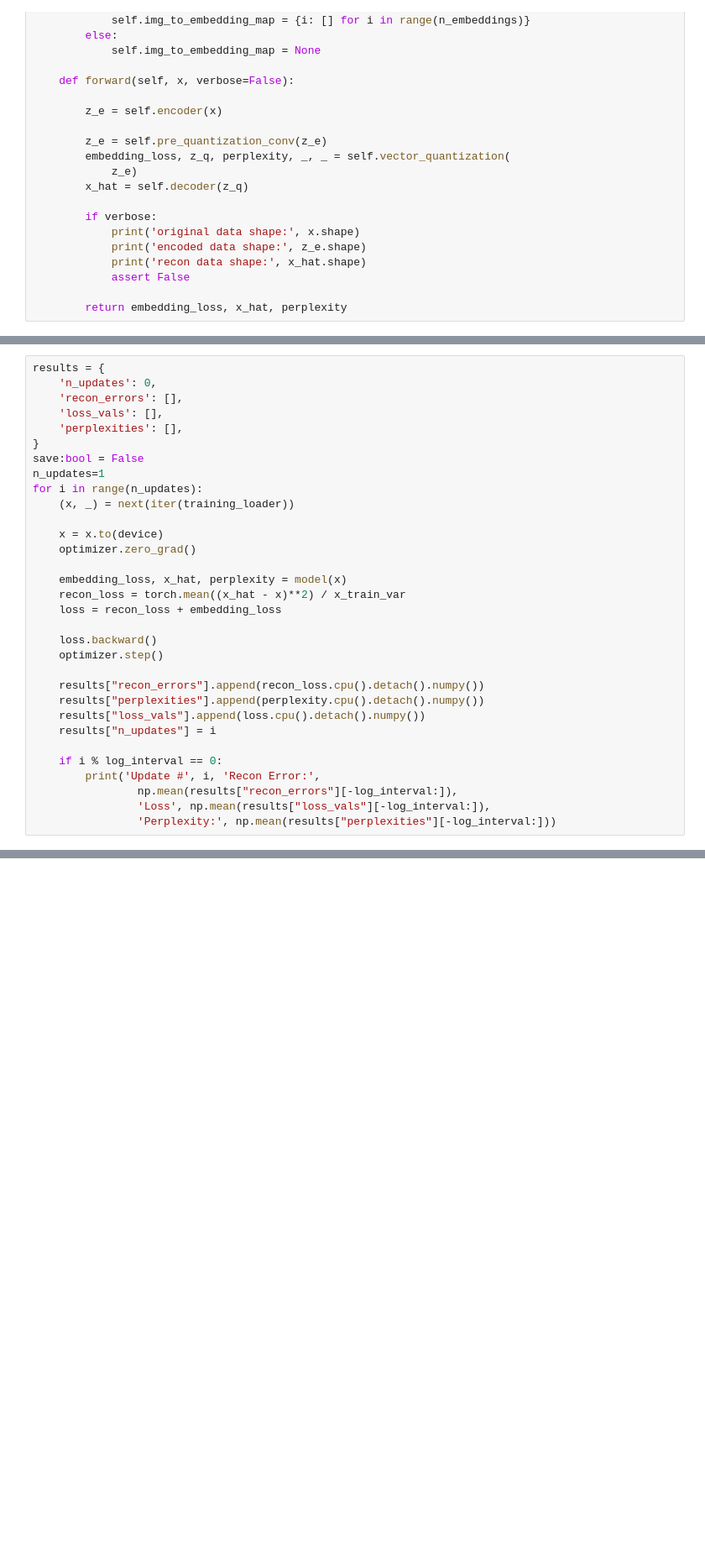
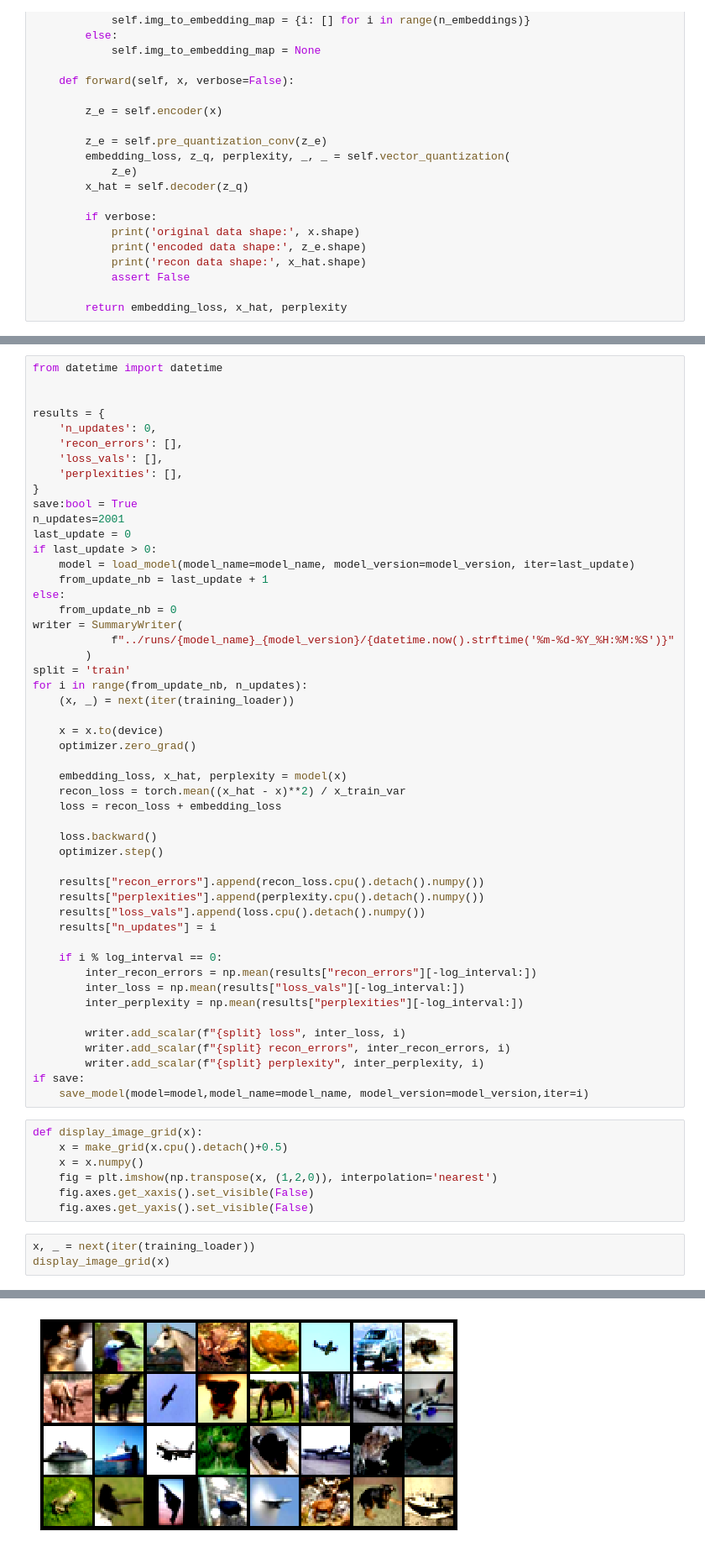
Before and after one commit to jean-kunz/cop_diffusion, a Jupyter notebook: nbks/ref_vq_vae.ipynb, the cells around one changed output, grey strips where cells are left out. Shown: that part at 84% size. Drawn from its saved outputs; the diff is of its cells as text; blank space fills up the shorter version.

```diff
--- a/nbks/ref_vq_vae.ipynb
+++ b/nbks/ref_vq_vae.ipynb
@@ -332,13 +345,26 @@ def save_model_and_results(model, results, hyperparameters, timestamp):
 # %%
+from datetime import datetime
+
+
 results = {
     'n_updates': 0,
     'recon_errors': [],
     'loss_vals': [],
     'perplexities': [],
 }
-save:bool = False
-n_updates=1
-for i in range(n_updates):
+save:bool = True
+n_updates=2001
+last_update = 0
+if last_update > 0:
+    model = load_model(model_name=model_name, model_version=model_version, iter=last_update)
+    from_update_nb = last_update + 1
+else:
+    from_update_nb = 0
+writer = SummaryWriter(
+            f"../runs/{model_name}_{model_version}/{datetime.now().strftime('%m-%d-%Y_%H:%M:%S')}"
+        )
+split = 'train'
+for i in range(from_update_nb, n_updates):
     (x, _) = next(iter(training_loader))
 
     x = x.to(device)
@@ -357,7 +383,23 @@ for i in range(n_updates):
     results["n_updates"] = i
 
     if i % log_interval == 0:
-        print('Update #', i, 'Recon Error:',
-                np.mean(results["recon_errors"][-log_interval:]),
-                'Loss', np.mean(results["loss_vals"][-log_interval:]),
-                'Perplexity:', np.mean(results["perplexities"][-log_interval:]))
+        inter_recon_errors = np.mean(results["recon_errors"][-log_interval:])
+        inter_loss = np.mean(results["loss_vals"][-log_interval:])
+        inter_perplexity = np.mean(results["perplexities"][-log_interval:])
+
+        writer.add_scalar(f"{split} loss", inter_loss, i)
+        writer.add_scalar(f"{split} recon_errors", inter_recon_errors, i)
+        writer.add_scalar(f"{split} perplexity", inter_perplexity, i)
+if save:
+    save_model(model=model,model_name=model_name, model_version=model_version,iter=i)
+# %%
+def display_image_grid(x):
+    x = make_grid(x.cpu().detach()+0.5)
+    x = x.numpy()
+    fig = plt.imshow(np.transpose(x, (1,2,0)), interpolation='nearest')
+    fig.axes.get_xaxis().set_visible(False)
+    fig.axes.get_yaxis().set_visible(False)
+# %%
+x, _ = next(iter(training_loader))
+display_image_grid(x)
+# %% [output]
@@ -363,0 +407 @@ for i in range(n_updates):
+[figure, added]
```
Also changed, not shown: parts of 13 cells of this notebook, 5 other files.
